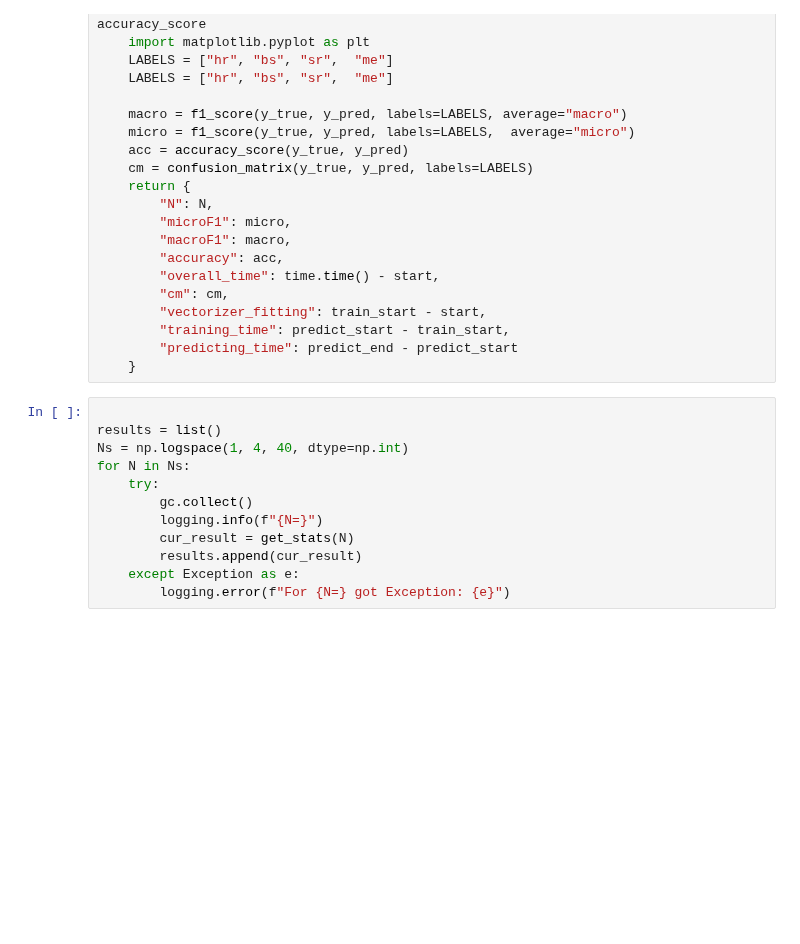
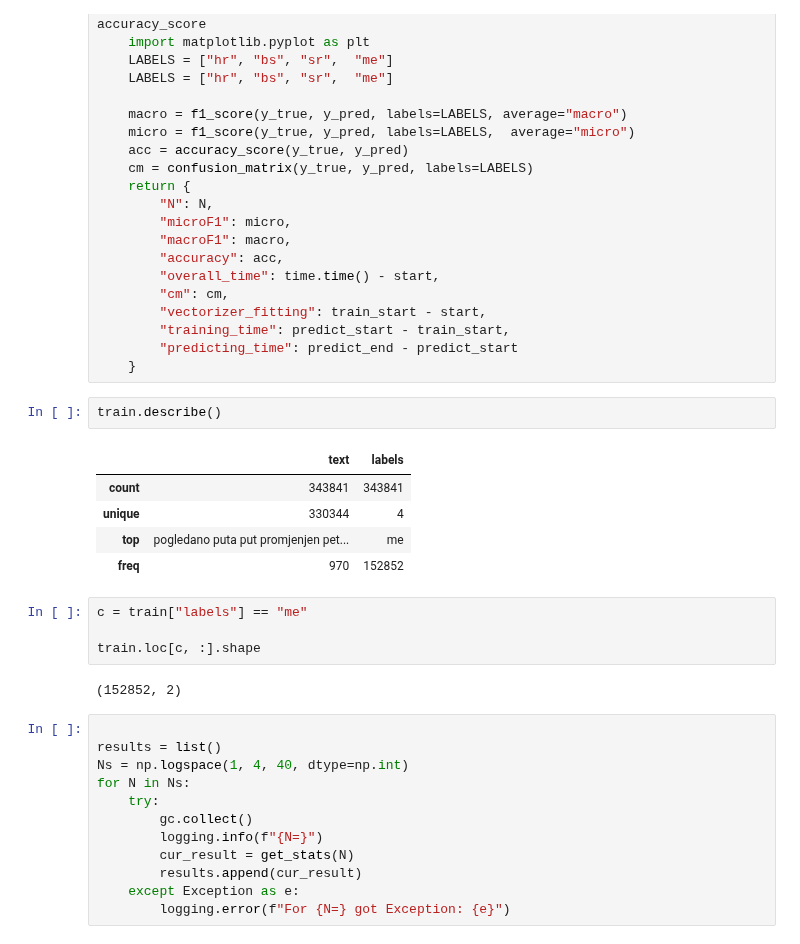
Before and after one commit to 5roop/task4, a Jupyter notebook: 14_optimizing_for_number_of_tokens.ipynb, the cells around one changed output. Drawn from its saved outputs; the diff is of its cells as text; blank space fills up the shorter version.

```diff
--- a/14_optimizing_for_number_of_tokens.ipynb
+++ b/14_optimizing_for_number_of_tokens.ipynb
@@ -167,6 +167,20 @@ def get_stats(N: int):
         "training_time": predict_start - train_start,
         "predicting_time": predict_end - predict_start
     }
+# %%
+train.describe()
+# %% [output]
+|  | text | labels |
+| count | 343841 | 343841 |
+| unique | 330344 | 4 |
+| top | pogledano puta put promjenjen pet... | me |
+| freq | 970 | 152852 |
+# %%
+c = train["labels"] == "me"
+
+train.loc[c, :].shape
+# %% [output]
+(152852, 2)
 # %%
 
 results = list()
```
Also changed, not shown: 1 other file.
